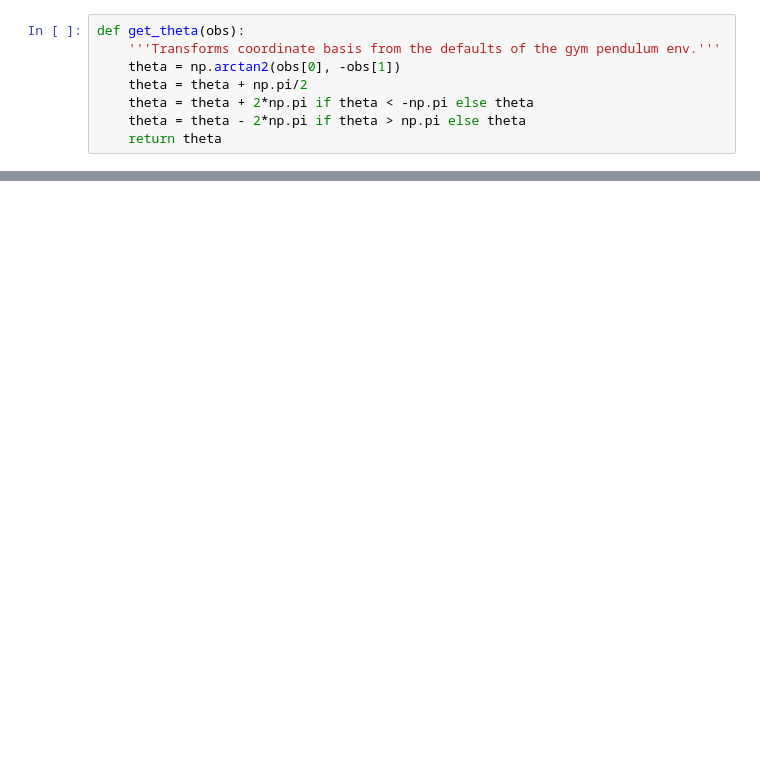
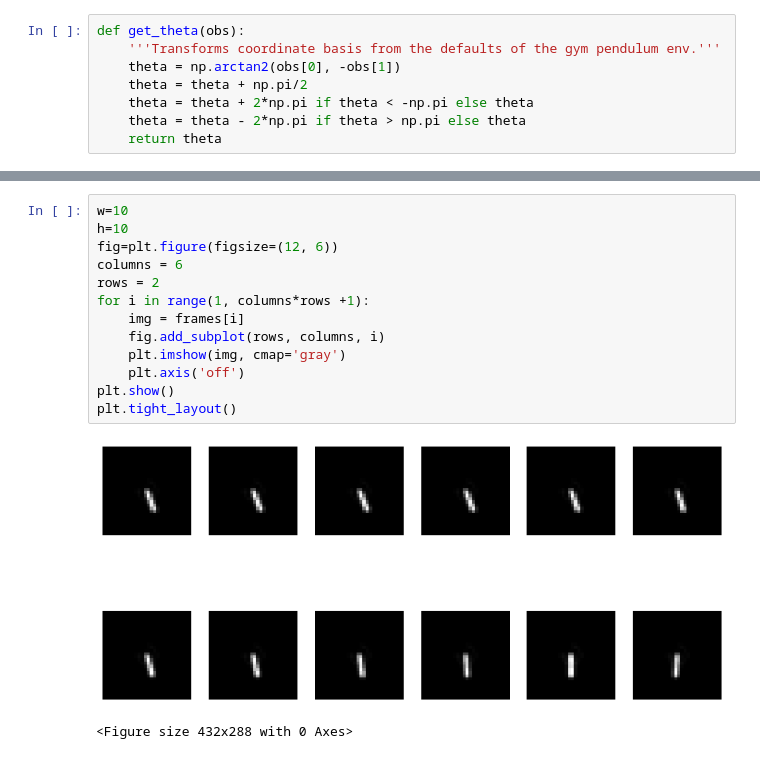
Before and after one commit to szmate00/elte_advanced_ml_lab, a Jupyter notebook: Project/kicsigyurma.ipynb, the cells around one changed output, grey strips where cells are left out. Saved outputs shown, nothing was run; the diff lists cells and outputs as text; blank space fills up the shorter version.

```diff
--- a/Project/kicsigyurma.ipynb
+++ b/Project/kicsigyurma.ipynb
@@ -62 +72,17 @@ canonical_coords = np.stack(canonical_coords).reshape(trials*timesteps, -1)
+# %%
+w=10
+h=10
+fig=plt.figure(figsize=(12, 6))
+columns = 6
+rows = 2
+for i in range(1, columns*rows +1):
+    img = frames[i]
+    fig.add_subplot(rows, columns, i)
+    plt.imshow(img, cmap='gray')
+    plt.axis('off')
+plt.show()
+plt.tight_layout()
+# %% [output]
+[figure, added]
+<Figure size 432x288 with 0 Axes>
 # %%
```
Also changed, not shown: parts of 17 cells of this notebook, 3 other files.
